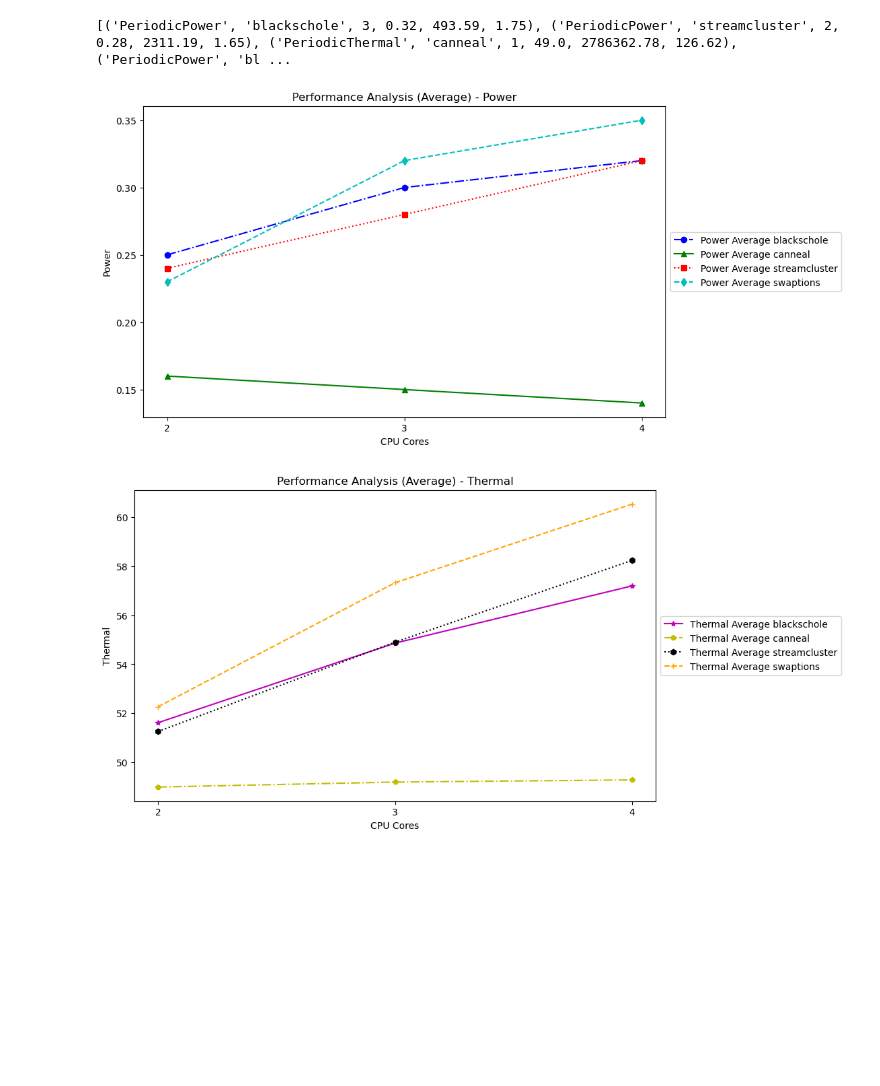
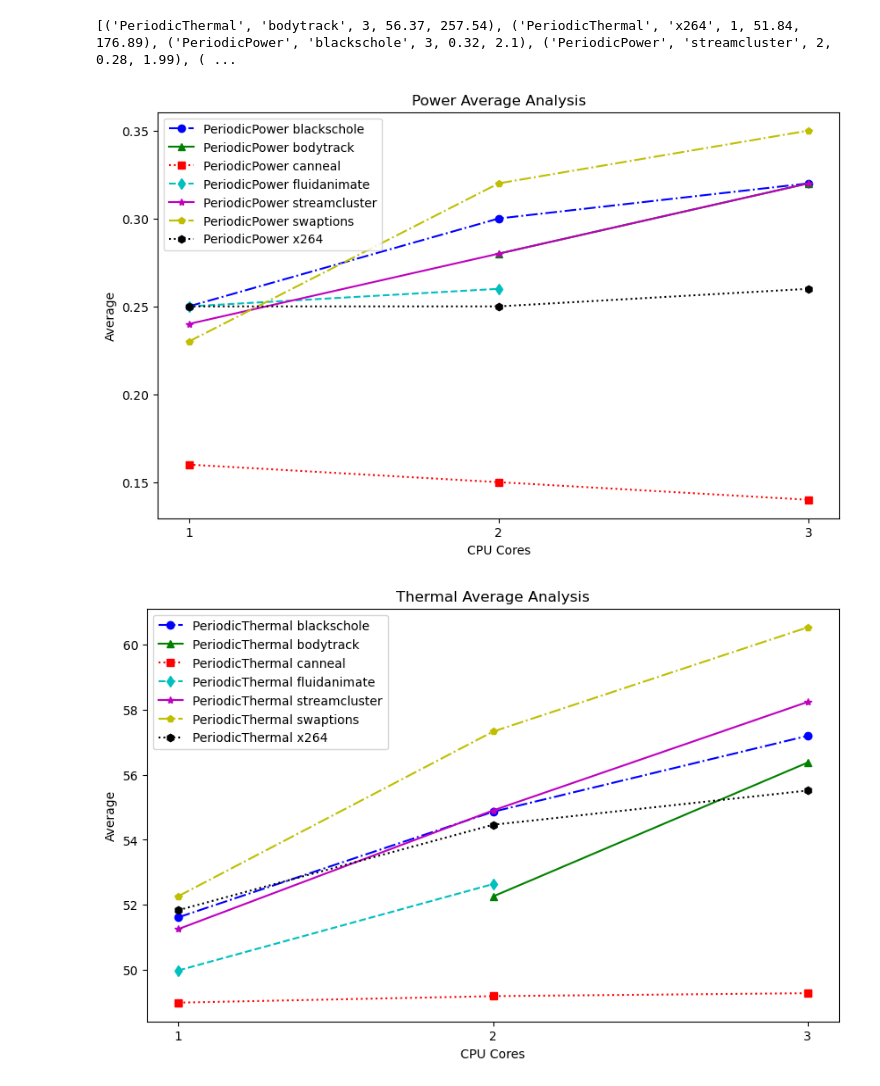
Before and after one commit to eeec-g3/HotSniper, a Jupyter notebook: plot/plot_mt_power_thermal.ipynb, the cells around one changed output. Cells and saved outputs as stored; diff of their text form; code cells hidden in the pictures; blank space fills up the shorter version.

Commit message:
add data of incomplete experiments

```diff
--- a/plot/plot_mt_power_thermal.ipynb
+++ b/plot/plot_mt_power_thermal.ipynb
@@ -2,10 +2,12 @@
 import pandas as pd
 import numpy as np
 import os
+import matplotlib.pyplot as plt
+import matplotlib.ticker as mticker
+from collections import defaultdict
 
 def calculate_metrics(logfile_path):
     try:
-        # Read the data, skipping the first row (head line)
         df = pd.read_csv(logfile_path, sep='\s+', header=None, skiprows=1)
     except Exception as e:
         print(f"Error reading {logfile_path}: {e}")
@@ -14,16 +16,15 @@ def calculate_metrics(logfile_path):
     if df.empty:
         return None
 
-    # select the largest n values
-    peak_values = df.stack().nlargest(10)
+    # Select the largest n values for peak calculation
+    peak_values = df.stack().nlargest(3)
     peak = round(peak_values.mean(), 2)
 
-    # Calculate average and sum, ignore data less than 0.1
+    # Calculate average, ignore data less than 0.01
     filtered_df = df[df >= 0.01]
     avg = round(filtered_df.mean().mean(), 2)
-    total_sum = round(filtered_df.sum().sum(), 2)
 
-    return avg, total_sum, peak
+    return avg, peak
 
 def process_log_files(directory):
     results = []
@@ -37,64 +38,58 @@ def process_log_files(directory):
             parts = filename.split('_')
             tag = parts[0]
             project = parts[1]
             core_count = int(parts[2].split('.')[0])
 
             metrics = calculate_metrics(filepath)
             if metrics:
-                avg, total_sum, peak = metrics
-                result_object = (tag, project, core_count, avg, total_sum, peak)
+                avg, peak = metrics
+                if project == "bodytrack": # deal with special case
+                    core_count += 1
+                result_object = (tag, project, core_count, avg, peak)
                 results.append(result_object)
 
     return results
 
 log_directory = "./logs"
 processed_results = process_log_files(log_directory)
-print(processed_results)
+print(processed_results) # Intuitively checking data for reasonableness
 
-
-import matplotlib.pyplot as plt
-import matplotlib.ticker as mticker
-from collections import defaultdict
-
-def plot_axes(data, y_label, x_label, title):
+def plot_axes(data, metric_type, x_label, title):
     fig, ax = plt.subplots(figsize=(10, 6))
 
     # Define line styles and markers
     linestyle = ['-.', '-', ':', '--', '-', '-.', ':', '--', '-', '-.']
     markers = ['o', '^', 's', 'd', '*', 'p', 'h', '+', 'x', 'v', '1', '2', '3', '4']
-    colors = ['b', 'g', 'r', 'c', 'm', 'y', 'k', 'orange', 'purple', 'brown', 'pink', 'gray', 'olive', 'cyan']  # Add more colors
+    colors = ['b', 'g', 'r', 'c', 'm', 'y', 'k', 'orange', 'purple', 'brown', 'pink', 'gray', 'olive', 'cyan']
 
-    for metric, dataset in data.items():
-        for index, (label, values) in enumerate(sorted(dataset.items())):
-            if y_label in label:
-                values = sorted(values, key=lambda x: x[0])  # Sort by CPU cores
-                x_values = [v[0]+1 for v in values]
-                y_values = [v[1] for v in values]
+    for index, (label, values) in enumerate(sorted(data.items())):
+        values = sorted(values, key=lambda x: x[0])  # Sort by CPU cores
+        x_values = [v[0] for v in values]
+        y_values = [v[1] for v in values]
 
-                line_color = colors[index % len(colors)]
-                ax.plot(x_values, y_values, label=f'{y_label} {metric} {label.split()[-1]}',
-                        marker=markers[index % len(markers)], linestyle=linestyle[index % len(linestyle)], color=line_color)
+        line_color = colors[index % len(colors)]
+        ax.plot(x_values, y_values, label=f'{label}',
+                marker=markers[index % len(markers)], linestyle=linestyle[index % len(linestyle)], color=line_color)
 
-    # Place the legend outside of the plot area
-    ax.legend(loc='center left', bbox_to_anchor=(1, 0.5))
+    ax.legend(loc='best')
 
     ax.set_xlabel(x_label)
-    ax.set_ylabel(y_label)
-    ax.xaxis.set_major_locator(mticker.MaxNLocator(integer=True))  # Only display integer ticks
+    ax.set_ylabel(metric_type)
+    ax.xaxis.set_major_locator(mticker.MaxNLocator(integer=True))
     plt.title(title)
-    plt.savefig(f'{title}.pdf', bbox_inches='tight')  # Save the figure as a PDF file
+    plt.savefig(f'{title}.pdf', bbox_inches='tight')
     plt.show()
 
-metrics_data = {'Average': defaultdict(list), 'Peak': defaultdict(list)}
+data_by_type = defaultdict(lambda: defaultdict(list))
 
-for tag, project, core, avg, total_sum, peak in processed_results:
-    metrics_data['Average'][f'{tag} {project}'].append((core, avg))
-    metrics_data['Peak'][f'{tag} {project}'].append((core, peak))
+for tag, project, core, avg, peak in processed_results:
+    data_by_type['Average'][f'{tag} {project}'].append((core, avg))
+    data_by_type['Peak'][f'{tag} {project}'].append((core, peak))
 
-for metric, data in metrics_data.items():
-    plot_axes({metric: data}, 'Power', 'CPU Cores', f'Performance Analysis ({metric}) - Power')
-    plot_axes({metric: data}, 'Thermal', 'CPU Cores', f'Performance Analysis ({metric}) - Thermal')
+for metric, data in data_by_type.items():
+    plot_axes({k: v for k, v in data.items() if 'Power' in k}, metric, 'CPU Cores', f'Power {metric} Analysis')
+    plot_axes({k: v for k, v in data.items() if 'Thermal' in k}, metric, 'CPU Cores', f'Thermal {metric} Analysis')
 # %% [output]
-[('PeriodicPower', 'blackschole', 3, 0.32, 493.59, 1.75), ('PeriodicPower', 'streamcluster', 2, 0.28, 2311.19, 1.65), ('PeriodicThermal', 'canneal', 1, 49.0, 2786362.78, 126.62), ('PeriodicPower', 'bl ...
+[('PeriodicThermal', 'bodytrack', 3, 56.37, 257.54), ('PeriodicThermal', 'x264', 1, 51.84, 176.89), ('PeriodicPower', 'blackschole', 3, 0.32, 2.1), ('PeriodicPower', 'streamcluster', 2, 0.28, 1.99), ( ...
-[figure, old version]
+[figure, new version]
-[figure, old version]
+[figure, new version]
```
Also changed, not shown: parts of 1 cell of this notebook.
